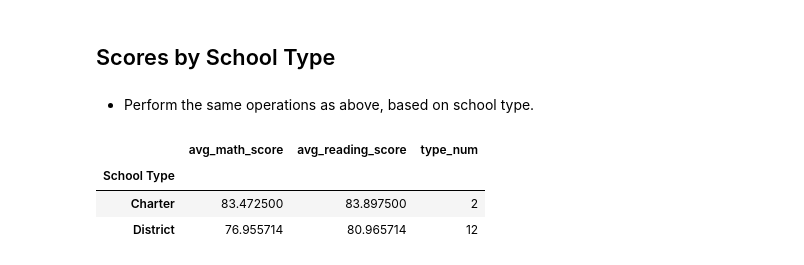
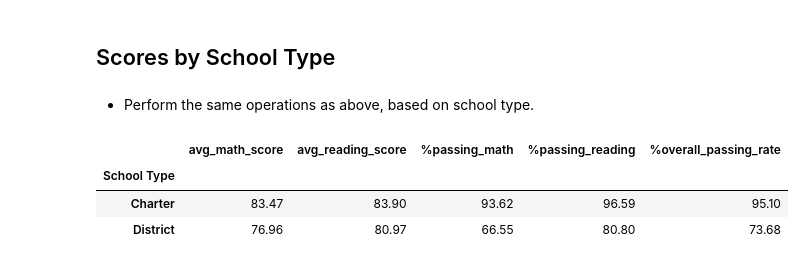
Before and after one commit to klhi3/pandas-challenge, a Jupyter notebook: PyCitySchools_starter.ipynb, the cells around one changed output. Cells and saved outputs as stored; diff of their text form; code cells hidden in the pictures.

```diff
--- a/PyCitySchools_starter.ipynb
+++ b/PyCitySchools_starter.ipynb
@@ -114,9 +114,10 @@ overall_passing_rate = round((per_passing_math + per_passing_reading)/2,2)
 school_summary = pd.DataFrame({"student_qty" : student_qty, "school_type": school_type,
                                "school_budget" : school_budget, "per_student_budget": per_student_budget,
                                 "avg_math_score" : avg_math_score, "avg_reading_score": avg_reading_score,
-                                "%passing_math" : per_passing_math.map("{:.2f}%".format),
-                                "%passing_reading" : per_passing_reading.map("{:.2f}%".format),
-                                "%overall_passing_rate" :  overall_passing_rate.map("{:.2f}%".format)
+#                                "%passing_math" : per_passing_math.map("{:.2f}%".format),
+                                "%passing_math" : per_passing_math,
+                                "%passing_reading" : per_passing_reading,
+                                "%overall_passing_rate" :  overall_passing_rate
                               })
 
 # 5 best schools
@@ -319,24 +326,24 @@ size_school
 # %%
 # Sample bins. Feel free to create your own bins.
 type_bins = [0,10,20]
 group_names = ["Charter","District"]
 
 #Scores by School Type
 type1 = school_summary.drop(["student_qty","school_type","school_budget","per_student_budget"],axis=1)
 type2 = type1[["avg_math_score","avg_reading_score",
                 "%passing_math","%passing_reading", "%overall_passing_rate"]]
 
-type3 = pd.merge(type2,school_data, on="school_name", how="outer")
+type3 = pd.merge(school_data, type2, on="school_name", how="inner")
 type3 = type3.drop(["School ID","budget","size", "school_name"],axis=1)
 type3["type_num"] = type3["type"].apply(lambda x: 2 if x == "Charter" else 12)
-type3
 
 type3["School Type"] = pd.cut(type3["type_num"], type_bins, labels=group_names)
 type_school = type3.groupby("School Type")
 type_school = round(type_school.mean(),2)
+type_school = type_school.drop(["type_num"],axis=1)
 type_school
 # %% [output]
-|  | avg_math_score | avg_reading_score | type_num |
-| School Type |  |  |  |
-| Charter | 83.472500 | 83.897500 | 2 |
-| District | 76.955714 | 80.965714 | 12 |
+|  | avg_math_score | avg_reading_score | %passing_math | %passing_reading | %overall_passing_rate |
+| School Type |  |  |  |  |  |
+| Charter | 83.47 | 83.90 | 93.62 | 96.59 | 95.10 |
+| District | 76.96 | 80.97 | 66.55 | 80.80 | 73.68 |
```
Also changed, not shown: parts of 3 cells of this notebook.
